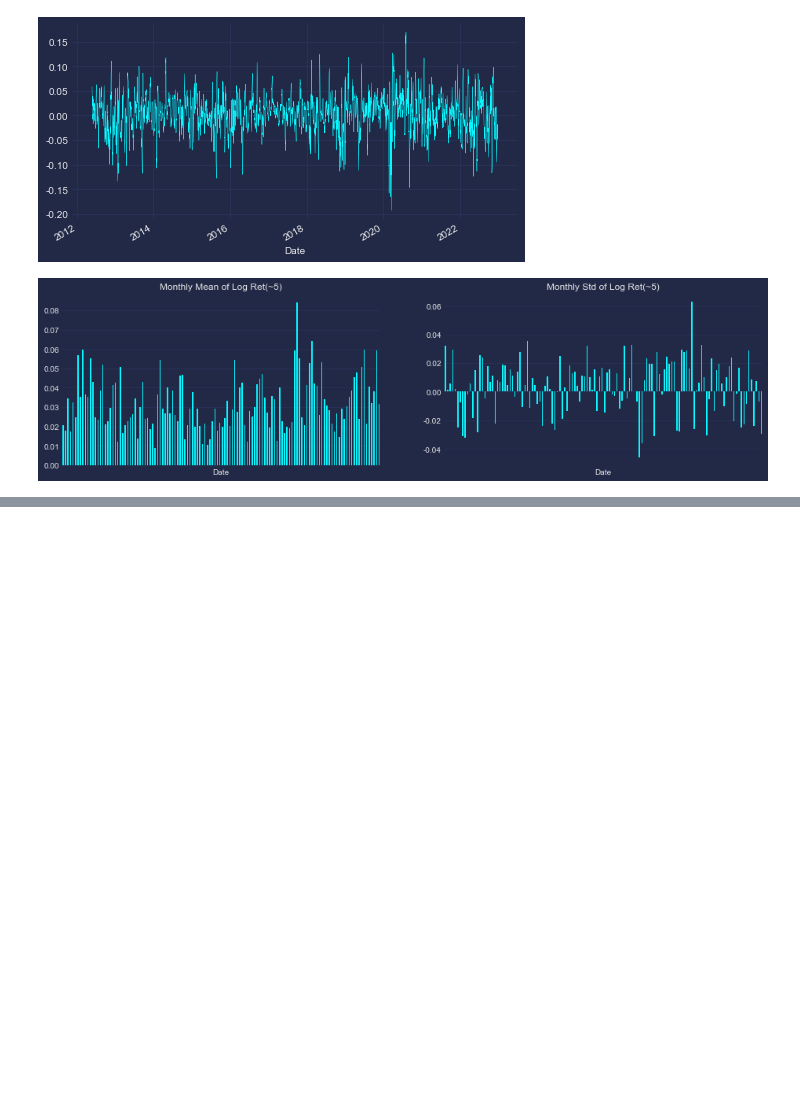
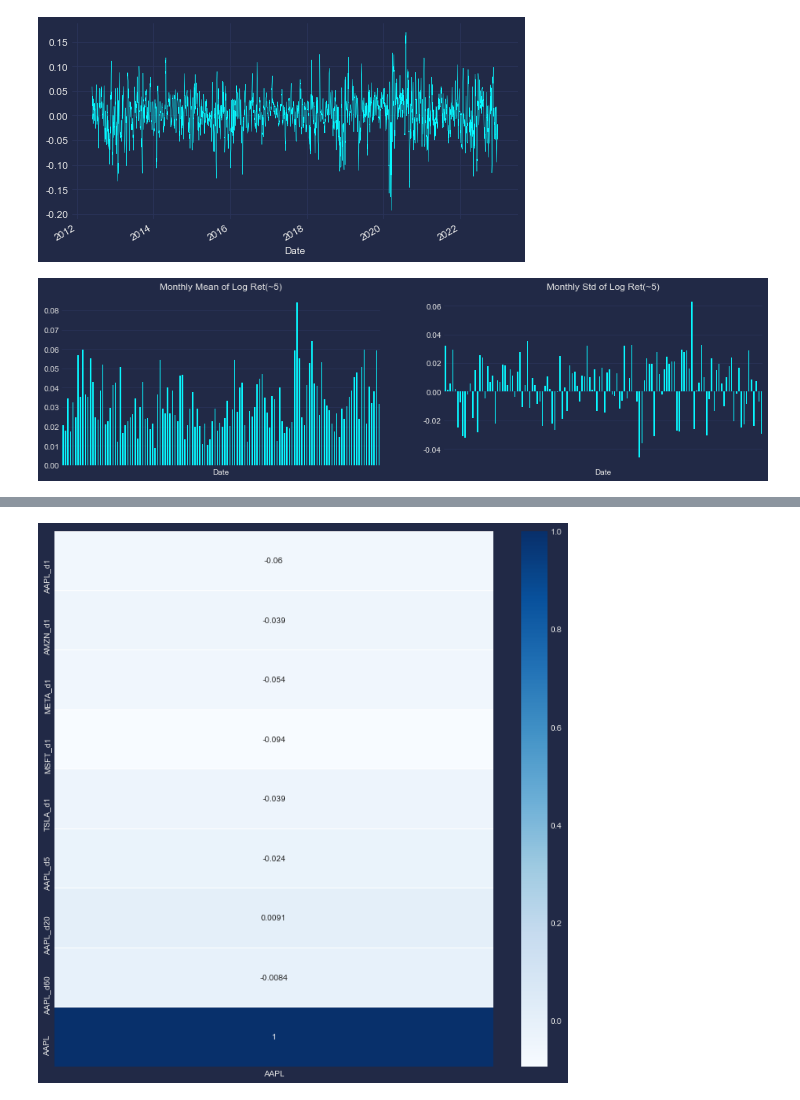
Before and after one commit to sw-song/ts-analysis, a Jupyter notebook: tutorials/02_predict_price.ipynb, the cells around one changed output, grey strips where cells are left out. Cells and saved outputs as stored; diff of their text form; code cells hidden in the pictures; blank space fills up the shorter version.

```diff
--- a/tutorials/02_predict_price.ipynb
+++ b/tutorials/02_predict_price.ipynb
@@ -301,0 +344,7 @@ plt.show()
+# %%
+plt.figure(figsize=(12,12))
+
+sns.heatmap(df_Xy.corr()[['AAPL']], annot=True, cmap='Blues', linewidth=0.1);
+plt.show()
+# %% [output]
+[figure, added]
```
Also changed, not shown: parts of 13 cells of this notebook.
